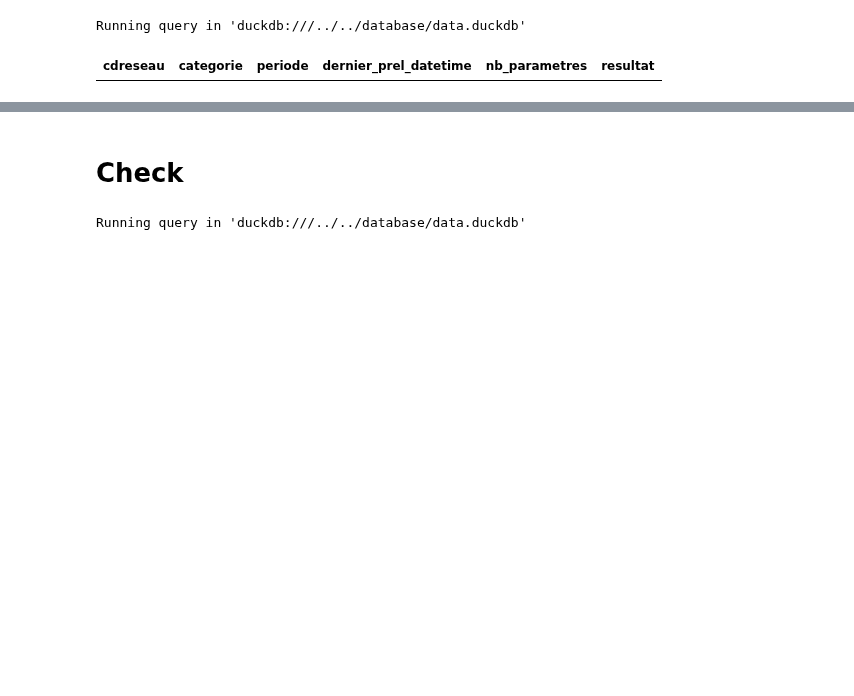
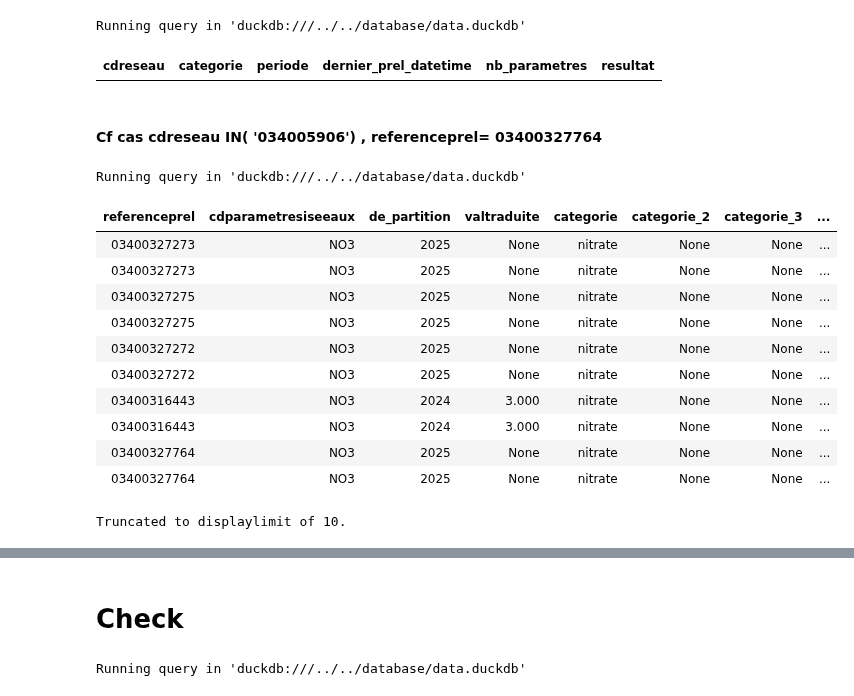
Before and after one commit to dataforgoodfr/13_pollution_eau, a Jupyter notebook: analytics/notebooks/resultats_nitrates.ipynb, the cells around one changed output, grey strips where cells are left out. Cells and saved outputs as stored; diff of their text form; code cells hidden in the pictures; blank space fills up the shorter version.

```diff
--- a/analytics/notebooks/resultats_nitrates.ipynb
+++ b/analytics/notebooks/resultats_nitrates.ipynb
@@ -242,6 +270,40 @@ WHERE
 # %% [output]
 Running query in 'duckdb:///../../database/data.duckdb'
 | cdreseau | categorie | periode | dernier_prel_datetime | nb_parametres | resultat |
+# %% [markdown]
+####  Cf cas cdreseau IN( '034005906') , referenceprel= 03400327764
+# %%
+%%sql
+    SELECT
+*,
+        ROW_NUMBER()
+            OVER (
+                PARTITION BY cdreseau, cdparametresiseeaux
+                ORDER BY datetimeprel DESC
+            )
+            AS row_number
+    FROM
+        int__resultats_udi_communes
+    WHERE
+        categorie = 'nitrate'
+        AND cdparametresiseeaux = 'NO3'
+        AND -- On garde les prélèvements de moins d'un an
+        CURRENT_DATE - datetimeprel < INTERVAL 1 YEAR
+        AND cdreseau IN( '034005906')
+# %% [output]
+Running query in 'duckdb:///../../database/data.duckdb'
+| referenceprel | cdparametresiseeaux | de_partition | valtraduite | categorie | categorie_2 | categorie_3 | ... |
+| 03400327273 | NO3 | 2025 | None | nitrate | None | None | ... |
+| 03400327273 | NO3 | 2025 | None | nitrate | None | None | ... |
+| 03400327275 | NO3 | 2025 | None | nitrate | None | None | ... |
+| 03400327275 | NO3 | 2025 | None | nitrate | None | None | ... |
+| 03400327272 | NO3 | 2025 | None | nitrate | None | None | ... |
+| 03400327272 | NO3 | 2025 | None | nitrate | None | None | ... |
+| 03400316443 | NO3 | 2024 | 3.000 | nitrate | None | None | ... |
+| 03400316443 | NO3 | 2024 | 3.000 | nitrate | None | None | ... |
+| 03400327764 | NO3 | 2025 | None | nitrate | None | None | ... |
+| 03400327764 | NO3 | 2025 | None | nitrate | None | None | ... |
+Truncated to displaylimit of 10.
 # %%
 %%sql --with int__resultats_nitrites_udi_dernier
 SELECT
```
Also changed, not shown: parts of 16 cells of this notebook, 8 other files.
